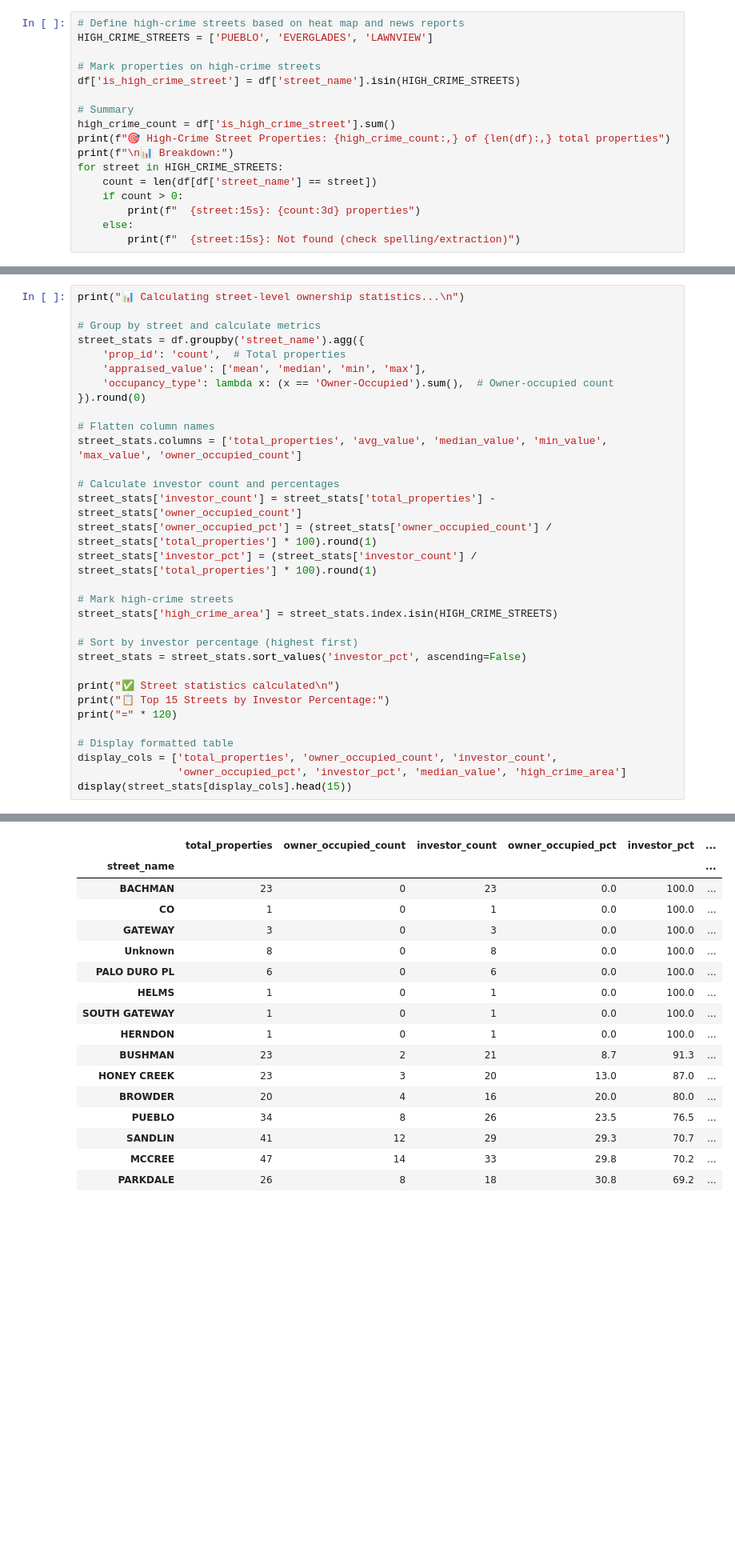
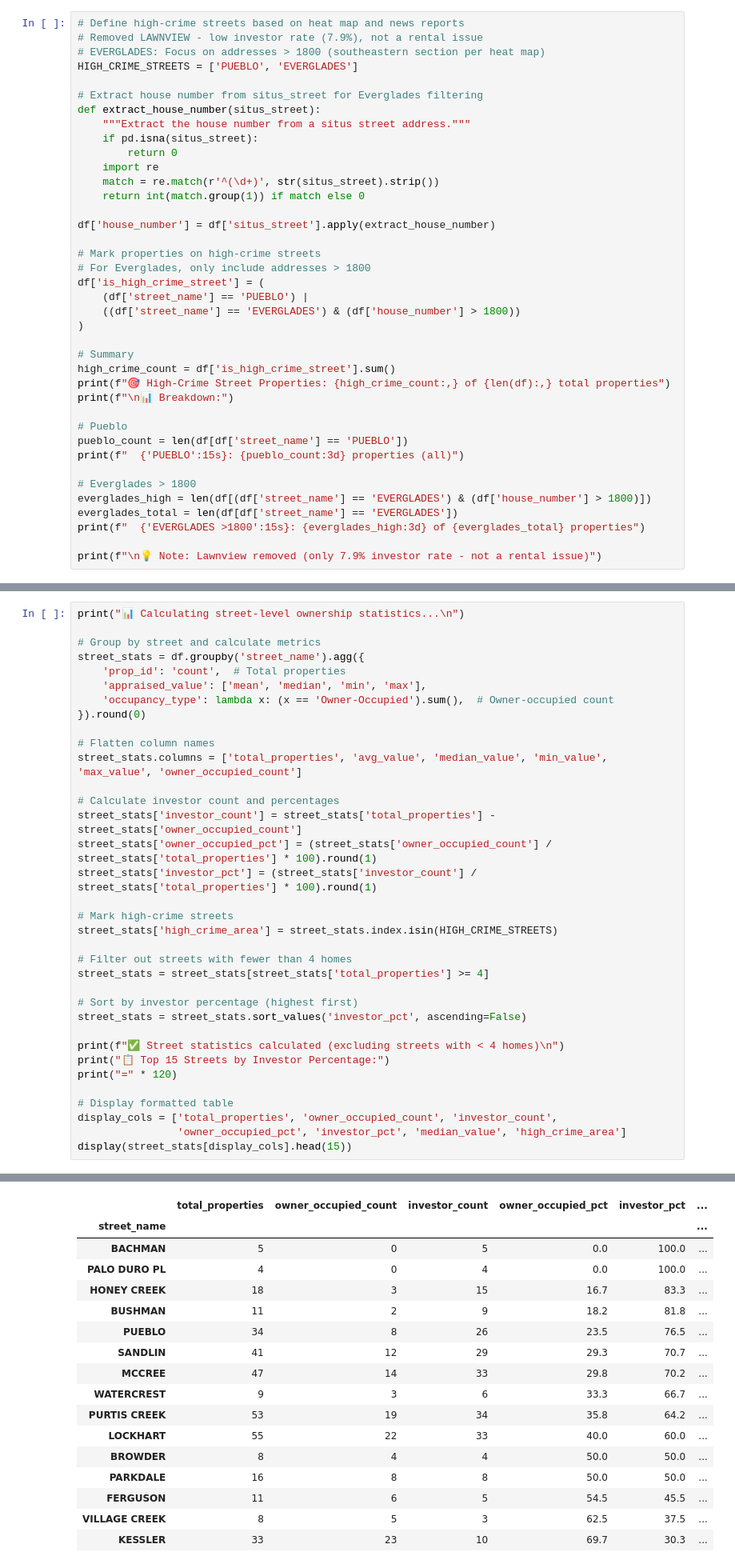
Before and after one commit to tapiwam/kaufman-housing-analysis, a Jupyter notebook: analysis/gateway_parks_crime_ownership_analysis.ipynb, the cells around one changed output, grey strips where cells are left out. Shown at 80% size. Cells and saved outputs as stored; diff of their text form; blank space fills up the shorter version.

```diff
--- a/analysis/gateway_parks_crime_ownership_analysis.ipynb
+++ b/analysis/gateway_parks_crime_ownership_analysis.ipynb
@@ -294,19 +346,41 @@ Based on the Forney PD crime heat map and recent news reports (NBC DFW, WFAA), w
 - **LAWNVIEW** (Lawnview Drive) - *Specifically mentioned in recent articles*
 # %%
 # Define high-crime streets based on heat map and news reports
-HIGH_CRIME_STREETS = ['PUEBLO', 'EVERGLADES', 'LAWNVIEW']
+# Removed LAWNVIEW - low investor rate (7.9%), not a rental issue
+# EVERGLADES: Focus on addresses > 1800 (southeastern section per heat map)
+HIGH_CRIME_STREETS = ['PUEBLO', 'EVERGLADES']
+
+# Extract house number from situs_street for Everglades filtering
+def extract_house_number(situs_street):
+    """Extract the house number from a situs street address."""
+    if pd.isna(situs_street):
+        return 0
+    import re
+    match = re.match(r'^(\d+)', str(situs_street).strip())
+    return int(match.group(1)) if match else 0
+
+df['house_number'] = df['situs_street'].apply(extract_house_number)
 
 # Mark properties on high-crime streets
-df['is_high_crime_street'] = df['street_name'].isin(HIGH_CRIME_STREETS)
+# For Everglades, only include addresses > 1800
+df['is_high_crime_street'] = (
+    (df['street_name'] == 'PUEBLO') |
+    ((df['street_name'] == 'EVERGLADES') & (df['house_number'] > 1800))
+)
 
 # Summary
 high_crime_count = df['is_high_crime_street'].sum()
 print(f"🎯 High-Crime Street Properties: {high_crime_count:,} of {len(df):,} total properties")
 print(f"\n📊 Breakdown:")
-for street in HIGH_CRIME_STREETS:
-    count = len(df[df['street_name'] == street])
-    if count > 0:
-        print(f"  {street:15s}: {count:3d} properties")
-    else:
-        print(f"  {street:15s}: Not found (check spelling/extraction)")
+
+# Pueblo
+pueblo_count = len(df[df['street_name'] == 'PUEBLO'])
+print(f"  {'PUEBLO':15s}: {pueblo_count:3d} properties (all)")
+
+# Everglades > 1800
+everglades_high = len(df[(df['street_name'] == 'EVERGLADES') & (df['house_number'] > 1800)])
+everglades_total = len(df[df['street_name'] == 'EVERGLADES'])
+print(f"  {'EVERGLADES >1800':15s}: {everglades_high:3d} of {everglades_total} properties")
+
+print(f"\n💡 Note: Lawnview removed (only 7.9% investor rate - not a rental issue)")
 # %% [output]
@@ -341,10 +416,13 @@ street_stats['investor_pct'] = (street_stats['investor_count'] / street_stats['t
 # Mark high-crime streets
 street_stats['high_crime_area'] = street_stats.index.isin(HIGH_CRIME_STREETS)
 
+# Filter out streets with fewer than 4 homes
+street_stats = street_stats[street_stats['total_properties'] >= 4]
+
 # Sort by investor percentage (highest first)
 street_stats = street_stats.sort_values('investor_pct', ascending=False)
 
-print("✅ Street statistics calculated\n")
+print(f"✅ Street statistics calculated (excluding streets with < 4 homes)\n")
 print("📋 Top 15 Streets by Investor Percentage:")
 print("=" * 120)
 
@@ -359,23 +437,23 @@ display(street_stats[display_cols].head(15))
 
 📋 Top 15 Streets by Investor Percentage:
 ========================================================================================================================
 |  | total_properties | owner_occupied_count | investor_count | owner_occupied_pct | investor_pct | ... |
 | street_name |  |  |  |  |  | ... |
-| BACHMAN | 23 | 0 | 23 | 0.0 | 100.0 | ... |
-| CO | 1 | 0 | 1 | 0.0 | 100.0 | ... |
-| GATEWAY | 3 | 0 | 3 | 0.0 | 100.0 | ... |
-| Unknown | 8 | 0 | 8 | 0.0 | 100.0 | ... |
-| PALO DURO PL | 6 | 0 | 6 | 0.0 | 100.0 | ... |
-| HELMS | 1 | 0 | 1 | 0.0 | 100.0 | ... |
-| SOUTH GATEWAY | 1 | 0 | 1 | 0.0 | 100.0 | ... |
-| HERNDON | 1 | 0 | 1 | 0.0 | 100.0 | ... |
-| BUSHMAN | 23 | 2 | 21 | 8.7 | 91.3 | ... |
-| HONEY CREEK | 23 | 3 | 20 | 13.0 | 87.0 | ... |
-| BROWDER | 20 | 4 | 16 | 20.0 | 80.0 | ... |
+| BACHMAN | 5 | 0 | 5 | 0.0 | 100.0 | ... |
+| PALO DURO PL | 4 | 0 | 4 | 0.0 | 100.0 | ... |
+| HONEY CREEK | 18 | 3 | 15 | 16.7 | 83.3 | ... |
+| BUSHMAN | 11 | 2 | 9 | 18.2 | 81.8 | ... |
 | PUEBLO | 34 | 8 | 26 | 23.5 | 76.5 | ... |
 | SANDLIN | 41 | 12 | 29 | 29.3 | 70.7 | ... |
 | MCCREE | 47 | 14 | 33 | 29.8 | 70.2 | ... |
-| PARKDALE | 26 | 8 | 18 | 30.8 | 69.2 | ... |
+| WATERCREST | 9 | 3 | 6 | 33.3 | 66.7 | ... |
+| PURTIS CREEK | 53 | 19 | 34 | 35.8 | 64.2 | ... |
+| LOCKHART | 55 | 22 | 33 | 40.0 | 60.0 | ... |
+| BROWDER | 8 | 4 | 4 | 50.0 | 50.0 | ... |
+| PARKDALE | 16 | 8 | 8 | 50.0 | 50.0 | ... |
+| FERGUSON | 11 | 6 | 5 | 54.5 | 45.5 | ... |
+| VILLAGE CREEK | 8 | 5 | 3 | 62.5 | 37.5 | ... |
+| KESSLER | 33 | 23 | 10 | 69.7 | 30.3 | ... |
 # %%
 print("🔍 ABNORMALITY ANALYSIS: High Investor Rates & Value Outliers")
 print("=" * 80)
```
Also changed, not shown: parts of 17 cells of this notebook, 3 other files.
